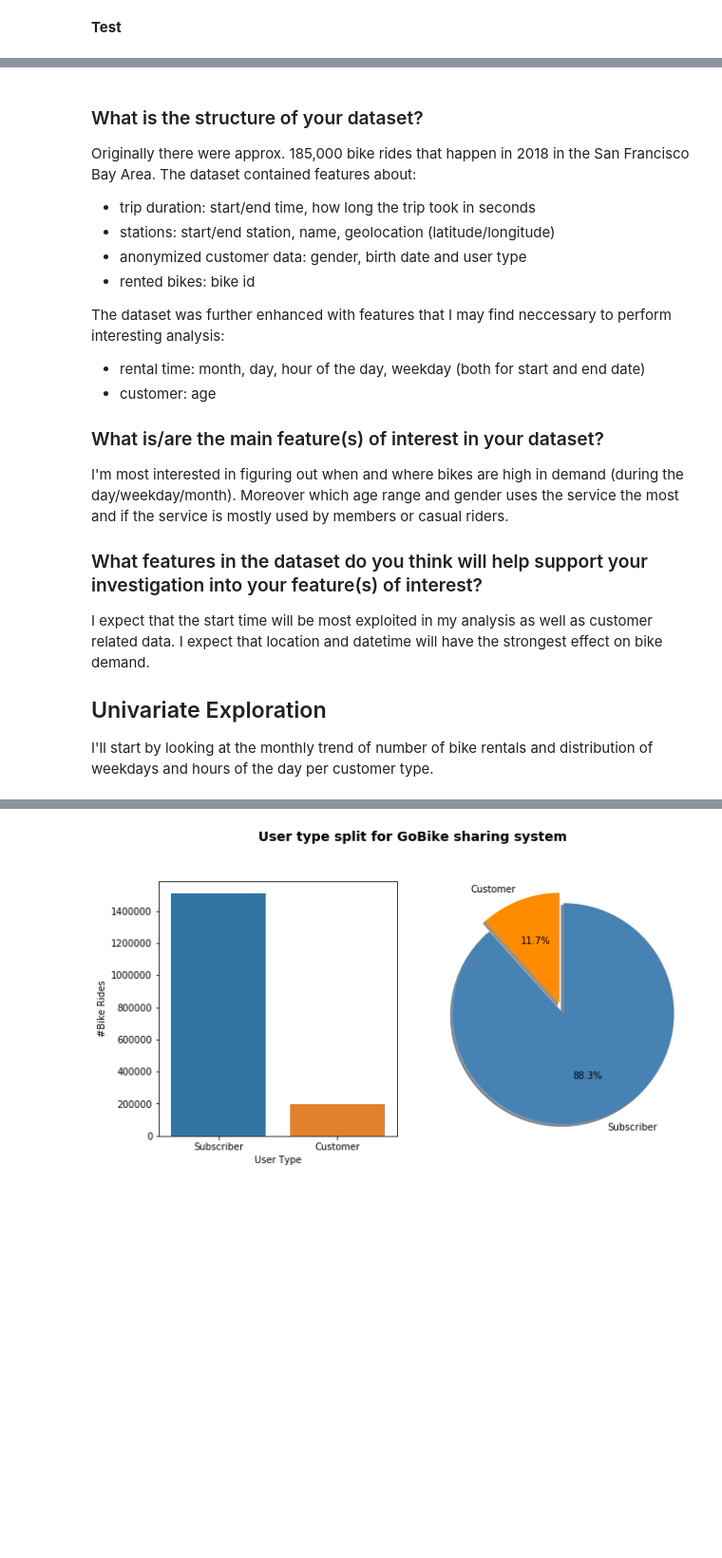
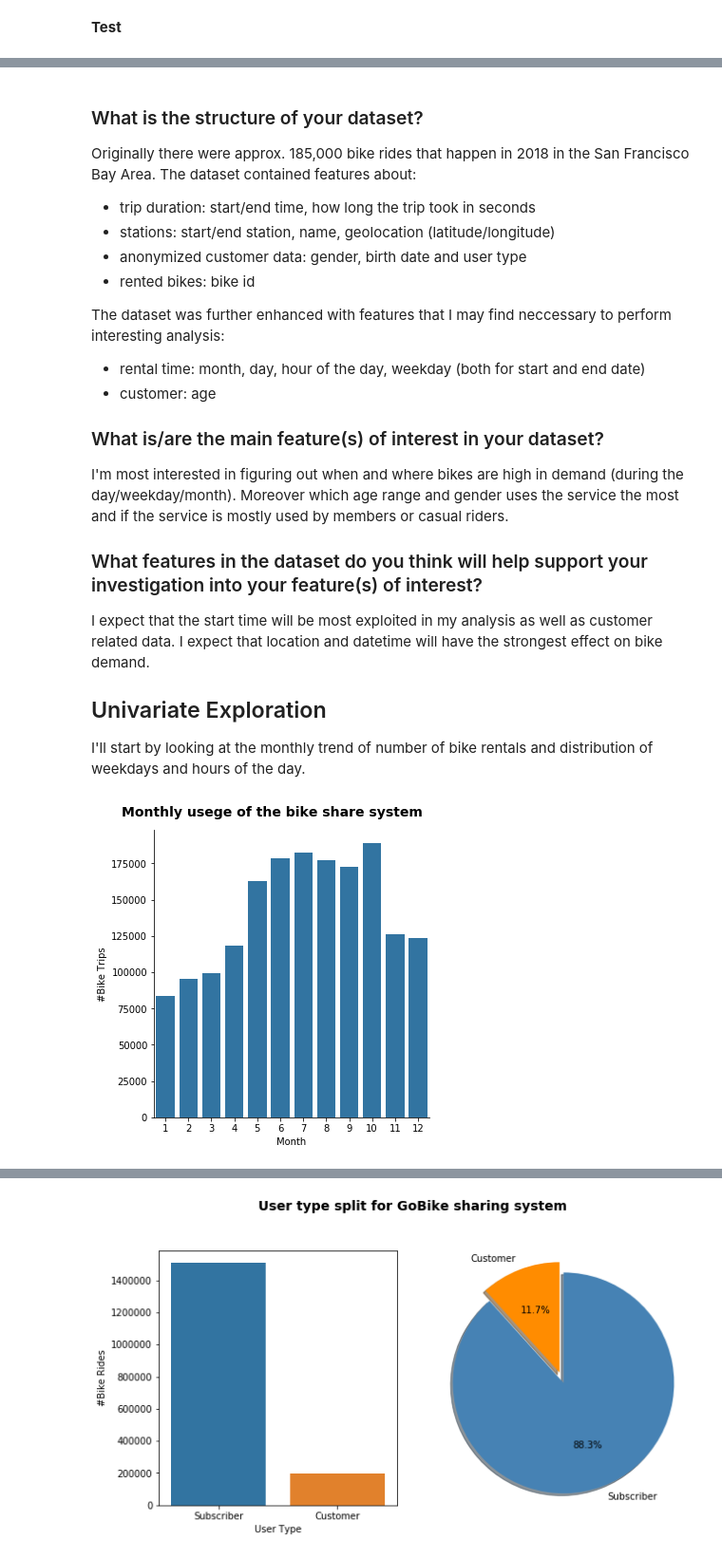
Before and after one commit to alexmathew95/DAND-Project_4, a Jupyter notebook: exploration.ipynb, the cells around one changed output, grey strips where cells are left out. Shown: that part at 95% size. Saved outputs shown, nothing was run; the diff lists cells and outputs as text; code cells hidden in the pictures; blank space fills up the shorter version.

```diff
--- a/exploration.ipynb
+++ b/exploration.ipynb
@@ -223,19 +229,9 @@ df_clean['start_time_YM'] = df_clean['start_time'].dt.strftime('%Y' + '-' + '%m'
 # %%
-# extract month
-df_clean['start_time_month']=df_clean['start_time'].dt.month.astype(int)
-df_clean['end_time_month']=df_clean['end_time'].dt.month.astype(int)
+# extract start time day
+df_clean['start_time_day']=df_clean['start_time'].dt.day.astype(int)
-# %%
-# extract day
-df_clean['start_time_day']=df_clean['start_time'].dt.day.astype(int)
-df_clean['end_time_day']=df_clean['end_time'].dt.day.astype(int)
 # %%
-# extract hour
+# extract start time hour
 df_clean['start_time_hour']=df_clean['start_time'].dt.hour
-df_clean['end_time_hour']=df_clean['end_time'].dt.hour
-# %%
-# extract weekdays
-df_clean['start_time_weekday']=df_clean['start_time'].dt.strftime('%a')
-df_clean['end_time_weekday']=df_clean['end_time'].dt.strftime('%a')
 # %% [markdown]
 **Test**
 # %%
@@ -362,4 +358,11 @@ I expect that the start time will be most exploited in my analysis as well as cu
 
 ## Univariate Exploration
 
-I'll start by looking at the monthly trend of number of bike rentals and distribution of weekdays and hours of the day per customer type.
+I'll start by looking at the monthly trend of number of bike rentals and distribution of weekdays and hours of the day.
+# %%
+# monthly usege of the bike sharing system
+g = sns.catplot(data=df_clean, x='start_time_month', kind='count', color = base_color)
+g.set_axis_labels("Month", "#Bike Trips")
+g.fig.suptitle('Monthly usege of the bike share system', y=1.03, fontsize=14, fontweight='semibold');
+# %% [output]
+[figure, added]
```
Also changed, not shown: parts of 13 cells of this notebook.
